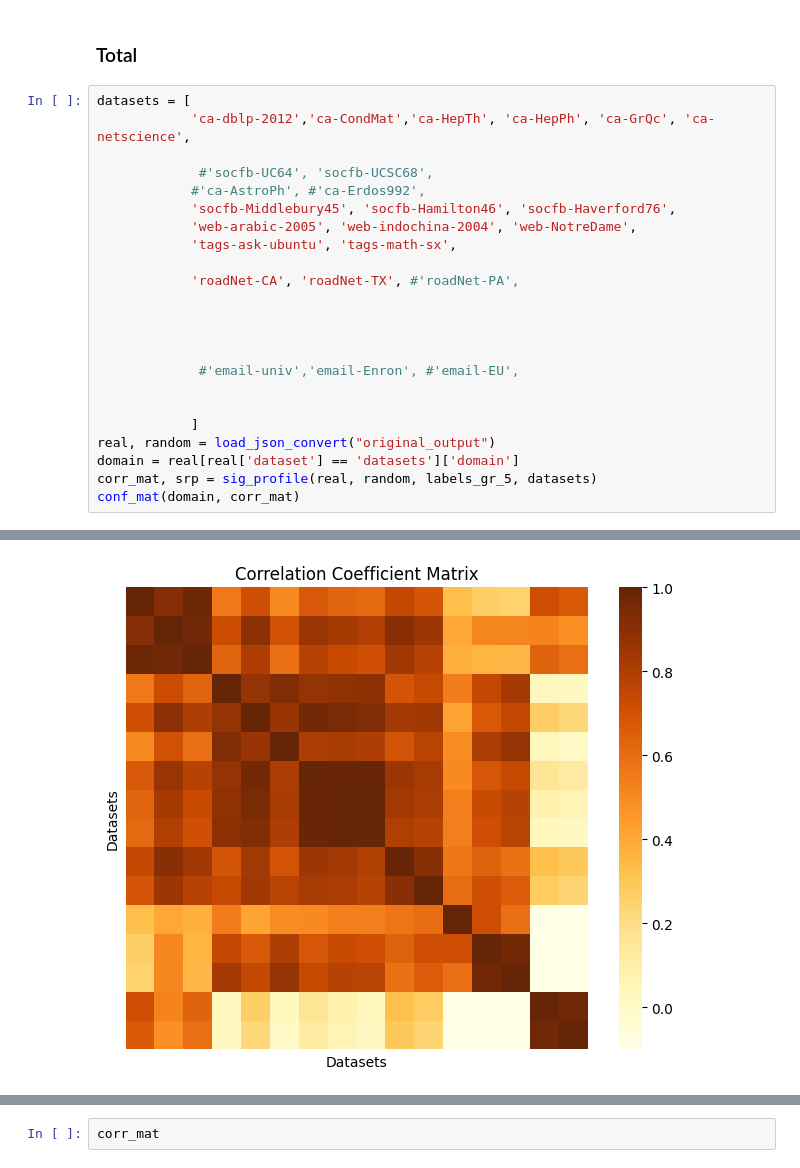
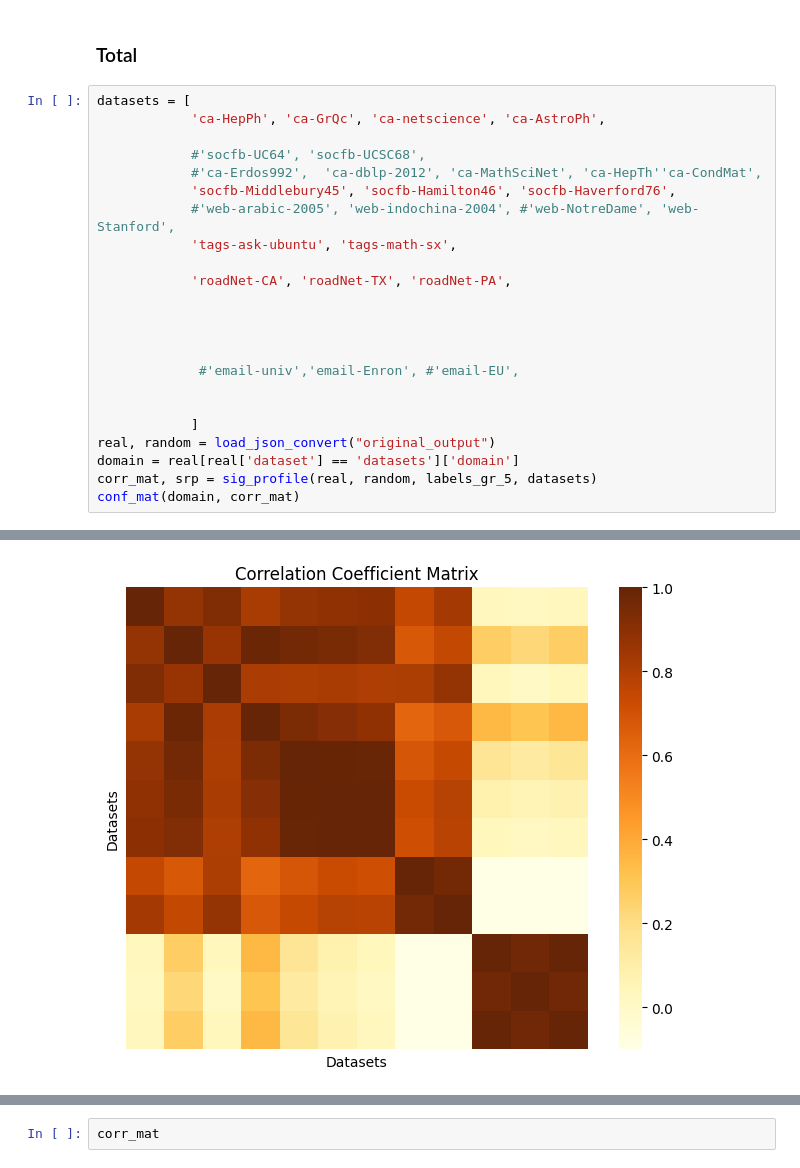
Before and after one commit to thisis05/distance-extended-graphlet, a Jupyter notebook: profile.ipynb, the cells around one changed output, grey strips where cells are left out. Saved outputs shown, nothing was run; the diff lists cells and outputs as text.

Commit message:
astro

```diff
--- a/profile.ipynb
+++ b/profile.ipynb
@@ -172,15 +172,15 @@ roadNet-PA
 ### Total
 # %%
 datasets = [
-            'ca-dblp-2012','ca-CondMat','ca-HepTh', 'ca-HepPh', 'ca-GrQc', 'ca-netscience',
+            'ca-HepPh', 'ca-GrQc', 'ca-netscience', 'ca-AstroPh',
 
-             #'socfb-UC64', 'socfb-UCSC68',
-            #'ca-AstroPh', #'ca-Erdos992',
+            #'socfb-UC64', 'socfb-UCSC68',
+            #'ca-Erdos992',  'ca-dblp-2012', 'ca-MathSciNet', 'ca-HepTh''ca-CondMat',
             'socfb-Middlebury45', 'socfb-Hamilton46', 'socfb-Haverford76',
-            'web-arabic-2005', 'web-indochina-2004', 'web-NotreDame',
+            #'web-arabic-2005', 'web-indochina-2004', #'web-NotreDame', 'web-Stanford',
             'tags-ask-ubuntu', 'tags-math-sx',
 
-            'roadNet-CA', 'roadNet-TX', #'roadNet-PA',
+            'roadNet-CA', 'roadNet-TX', 'roadNet-PA',
 
 
 
@@ -214,4 +210,4 @@ roadNet-TX
-[figure, old version]
+[figure, new version]
 # %%
 corr_mat
 # %% [output]
```
Also changed, not shown: parts of 4 cells of this notebook, 34 other files.
